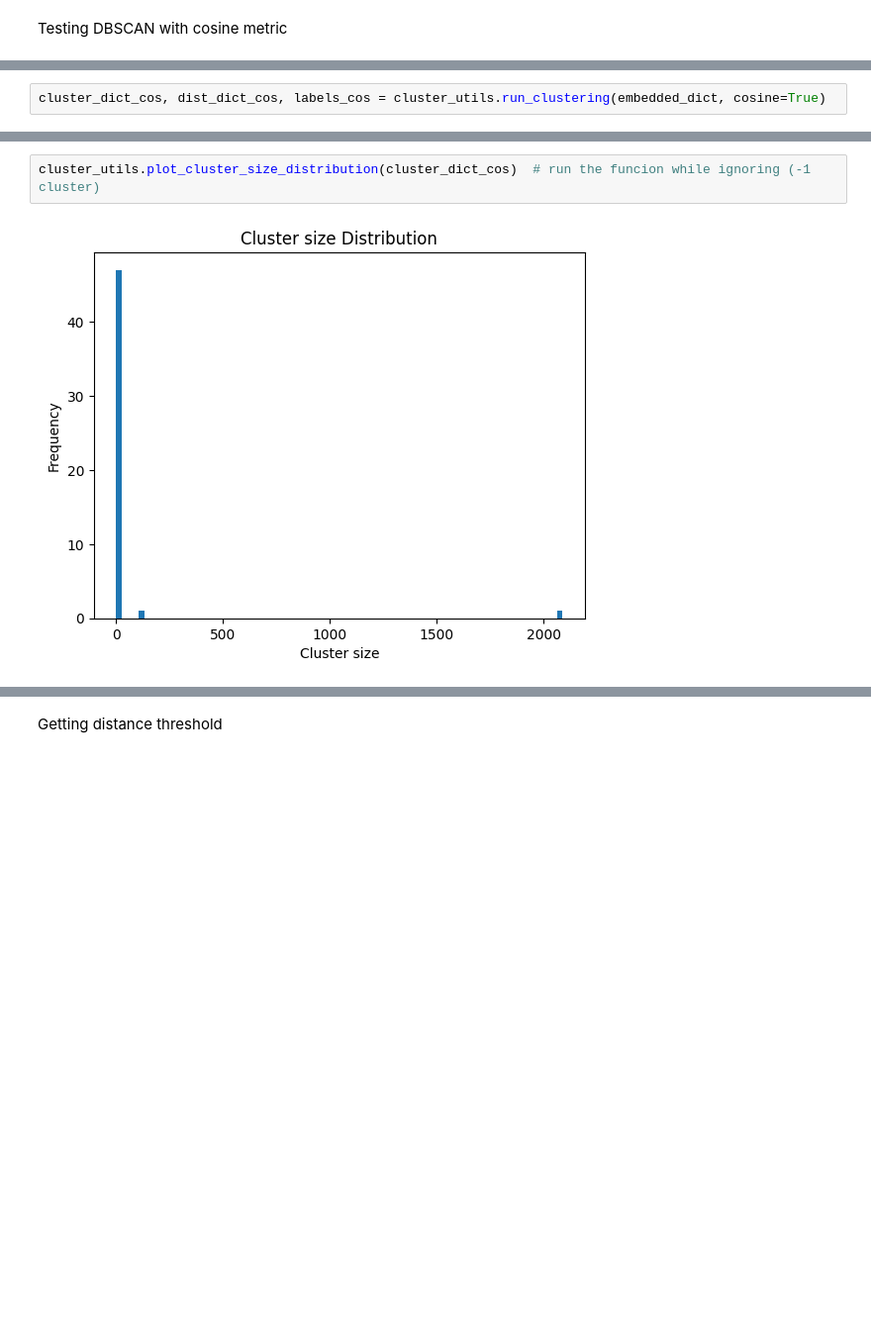
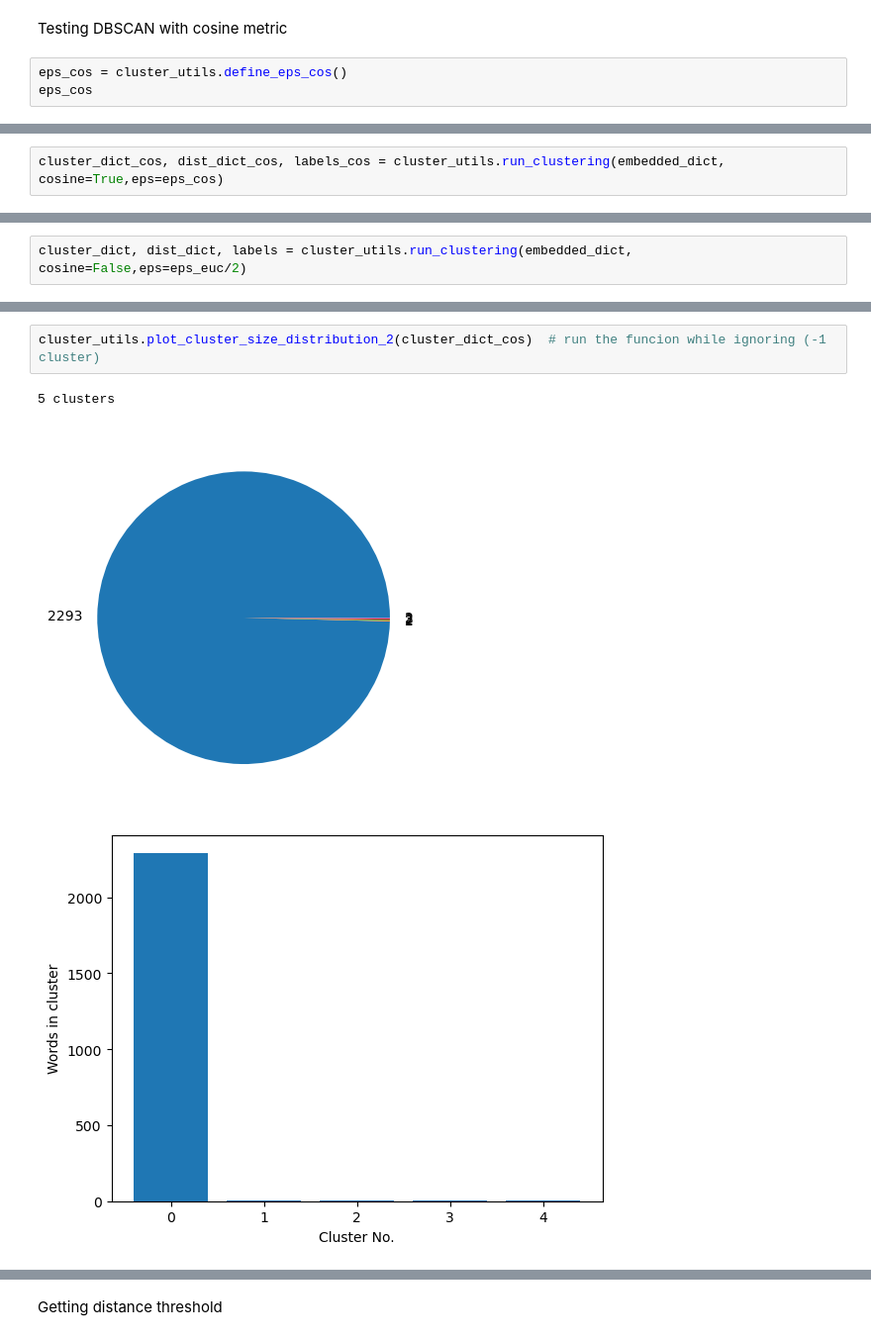
Before and after one commit to neumanh/K-anonymity-fot-texts, a Jupyter notebook: POC_v2.ipynb, the cells around one changed output, grey strips where cells are left out. Shown at 99% size. Cells and saved outputs as stored; diff of their text form; blank space fills up the shorter version.

```diff
--- a/POC_v2.ipynb
+++ b/POC_v2.ipynb
@@ -98,3 +107,6 @@ Clustering
 #### 3.1.2) Using DBSCAN with cosine distance
 # %% [markdown]
 Testing DBSCAN with cosine metric
+# %%
+eps_cos = cluster_utils.define_eps_cos()
+eps_cos
@@ -101,3 +117,3 @@ Testing DBSCAN with cosine metric
 # %%
-cluster_dict_cos, dist_dict_cos, labels_cos = cluster_utils.run_clustering(embedded_dict, cosine=True)
+cluster_dict_cos, dist_dict_cos, labels_cos = cluster_utils.run_clustering(embedded_dict, cosine=True,eps=eps_cos)
 # %% [output]
@@ -105,0 +127,2 @@ eps 0.053744078
+# %%
+cluster_dict, dist_dict, labels = cluster_utils.run_clustering(embedded_dict, cosine=False,eps=eps_euc/2)
@@ -106,4 +151,6 @@ eps 0.053744078
 # %%
-cluster_utils.plot_cluster_size_distribution(cluster_dict_cos)  # run the funcion while ignoring (-1 cluster)
+cluster_utils.plot_cluster_size_distribution_2(cluster_dict_cos)  # run the funcion while ignoring (-1 cluster)
 # %% [output]
+5 clusters
-[figure, old version]
+[figure, new version]
+[figure, added]
```
Also changed, not shown: parts of 38 cells of this notebook.
